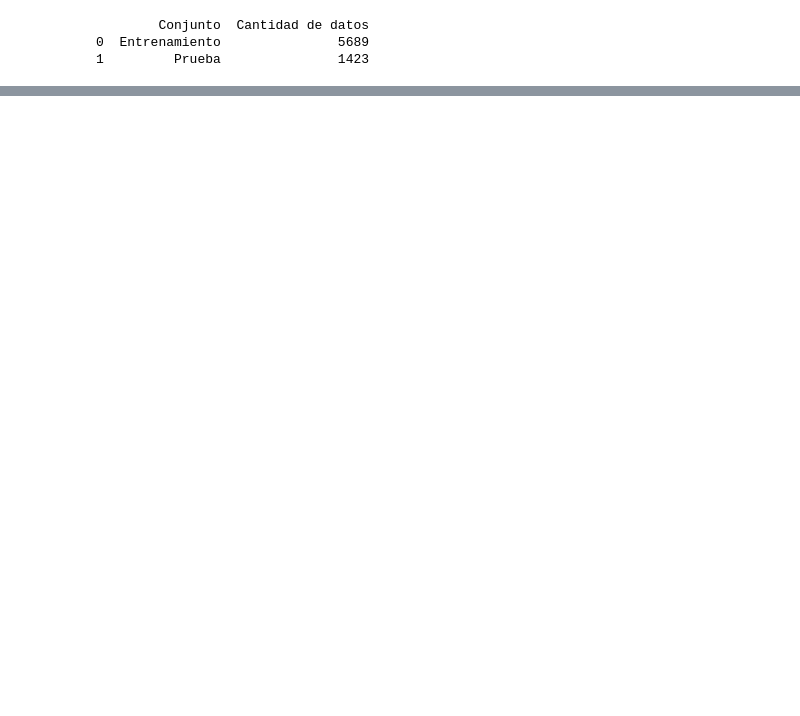
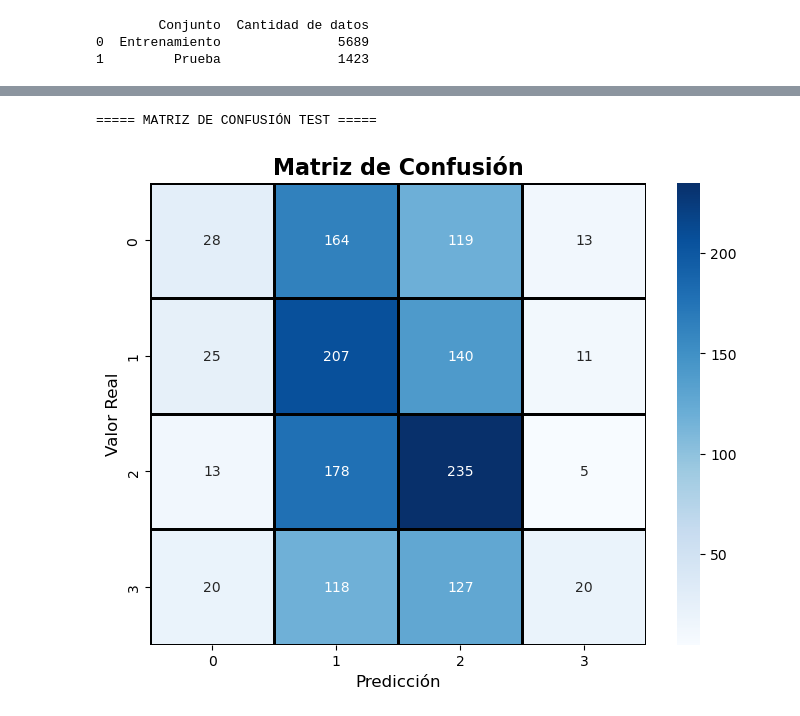
Before and after one commit to Zathiald/VideoGamePrediction_A01705403, a Jupyter notebook: VideoGamePredictionA01705403.ipynb, the cells around one changed output, grey strips where cells are left out. Cells and saved outputs as stored; diff of their text form; code cells hidden in the pictures; blank space fills up the shorter version.

Commit message:
Primera Iteracion del Modelo

```diff
--- a/VideoGamePredictionA01705403.ipynb
+++ b/VideoGamePredictionA01705403.ipynb
@@ -263,0 +813,11 @@ Text(0.5, 1.0, 'Después del Escalamiento')
+# %%
+# ==========================================
+# PREDICCION EN TEST
+# ==========================================
+
+y_pred_test_scaled = model.predict(X_test)
+
+# Regresar a escala original
+y_pred_test = scaler.inverse_transform(
+    y_pred_test_scaled
+)
@@ -263,0 +1184,62 @@ Text(0.5, 1.0, 'Después del Escalamiento')
+# %%
+# ==========================================
+# MATRIZ DE CONFUSIÓN
+# ==========================================
+
+from sklearn.metrics import confusion_matrix
+
+critic_real = y_test["Critic_Score_Class"].values
+
+critic_pred = np.round(y_pred_test[:, 5]).astype(int)
+
+# Evitar valores fuera de rango
+critic_pred = np.clip(
+    critic_pred,
+    critic_real.min(),
+    critic_real.max()
+)
+
+# Crear matriz
+matrix = confusion_matrix(
+    critic_real,
+    critic_pred
+)
+
+print("\n===== MATRIZ DE CONFUSIÓN TEST =====\n")
+
+# ==========================================
+# GRAFICAR MATRIZ
+# ==========================================
+
+plt.figure(figsize=(8,6))
+
+sns.heatmap(
+    matrix,
+    annot=True,
+    fmt="d",
+    cmap="Blues",
+    linewidths=1,
+    linecolor="black",
+    cbar=True
+)
+
+plt.title(
+    "Matriz de Confusión",
+    fontsize=16,
+    fontweight="bold"
+)
+
+plt.xlabel(
+    "Predicción",
+    fontsize=12
+)
+
+plt.ylabel(
+    "Valor Real",
+    fontsize=12
+)
+
+plt.show()
+# %% [output]
+===== MATRIZ DE CONFUSIÓN TEST =====
+[figure, added]
```
Also changed, not shown: parts of 19 cells of this notebook.
